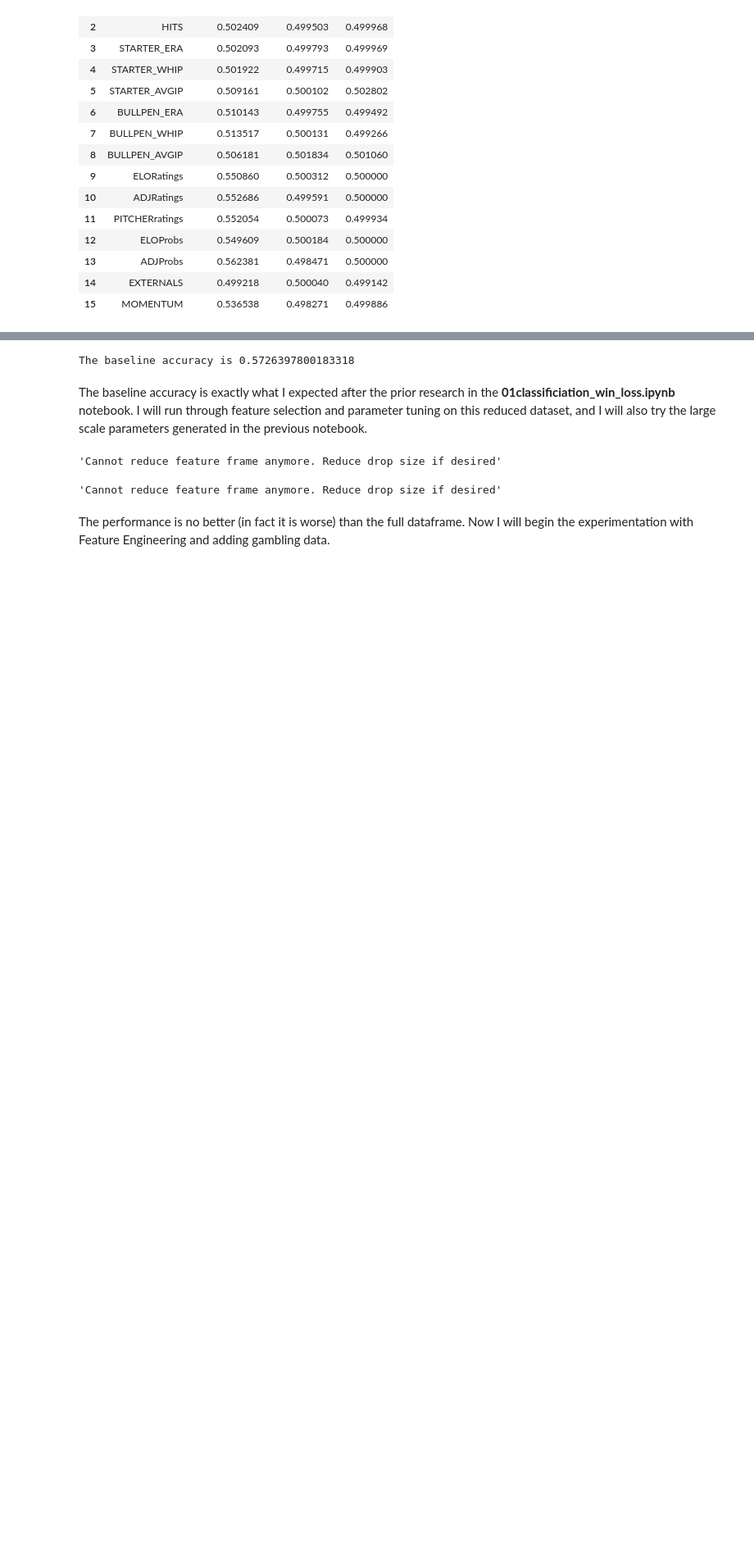
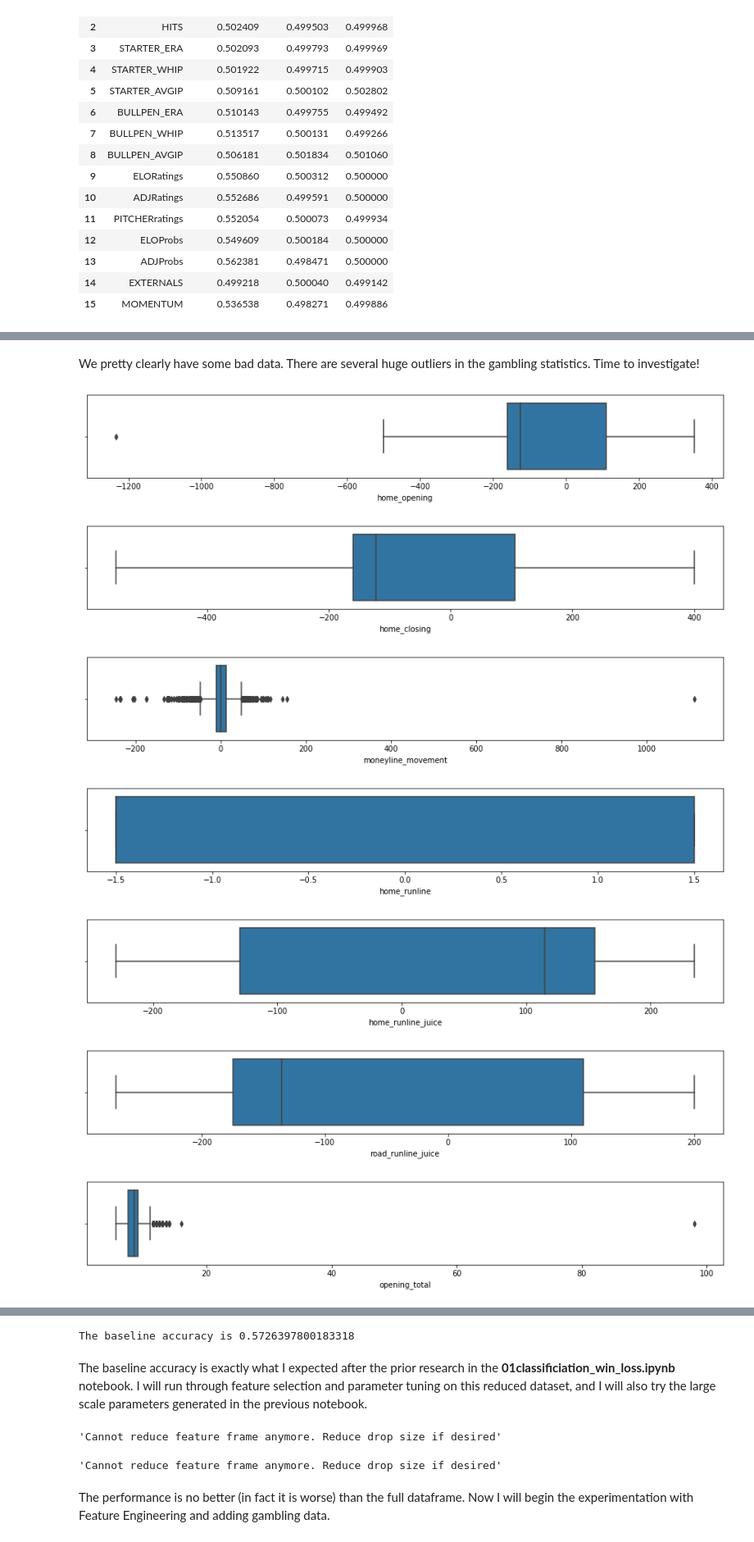
Before and after one commit to asoane34/retrosheet_analysis, a Jupyter notebook: 02betting_lines_application.ipynb, the cells around one changed output, grey strips where cells are left out. Shown at 82% size. Saved outputs shown, nothing was run; the diff lists cells and outputs as text; code cells hidden in the pictures; blank space fills up the shorter version.

```diff
--- a/02betting_lines_application.ipynb
+++ b/02betting_lines_application.ipynb
@@ -630,0 +819,18 @@ b
+# %%
+def moneyline_movement(opening, closing, frame):
+    moneyline_moves = []
+    for k in range(len(frame)):
+        move = frame.iloc[k][closing] - frame.iloc[k][opening]
+        if (frame.iloc[k][opening] < 0 and frame.iloc[k][closing] > 0) or \
+        (frame.iloc[k][opening] > 0 and frame.iloc[k][closing] < 0):
+            if move < 0:
+                move += 200
+            else:
+                move -= 200
+        moneyline_moves.append(move)
+    return(pd.Series(moneyline_moves))
+# %%
+#calculate home moneyline movement
+home_ML_moves = moneyline_movement('home_opening', 'home_closing', odds_frame)
+odds_frame = pd.concat([odds_frame, home_ML_moves], axis = 1)
+odds_frame = odds_frame.rename(columns = {0 : 'moneyline_movement'})
@@ -630,0 +839,9 @@ b
+# %%
+#get odds columns
+MONEYLINE = ['home_opening', 'home_closing', 'moneyline_movement']
+RUNLINE = ['home_runline', 'home_runline_juice', 'road_runline_juice']
+TOTAL = ['opening_total', 'total_juice_open', 'closing_total', 'total_juice_close']
+# %%
+keepers = MONEYLINE + RUNLINE + TOTAL
+odds_ = odds_frame[keepers].reset_index(drop = True)
+odds_.head()
@@ -630,0 +927,15 @@ b
+# %% [markdown]
+We pretty clearly have some bad data. There are several huge outliers in the gambling statistics. Time to investigate!
+# %%
+#view odds features
+for feature in odds_.columns:
+    plt.figure(figsize = (15, 2))
+    sns.boxplot(x = odds_[feature])
+# %% [output]
+[figure, added]
+[figure, added]
+[figure, added]
+[figure, added]
+[figure, added]
+[figure, added]
+[figure, added]
```
Also changed, not shown: parts of 58 cells of this notebook, 18 other files.
